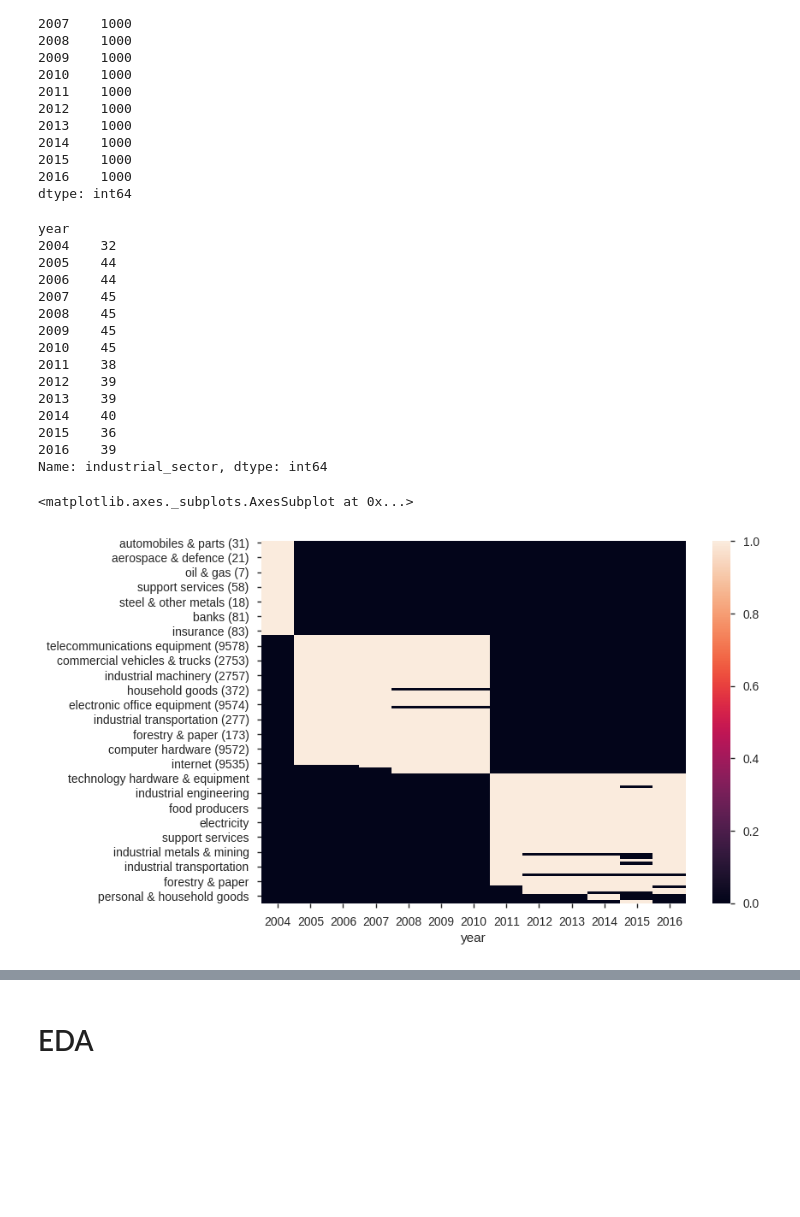
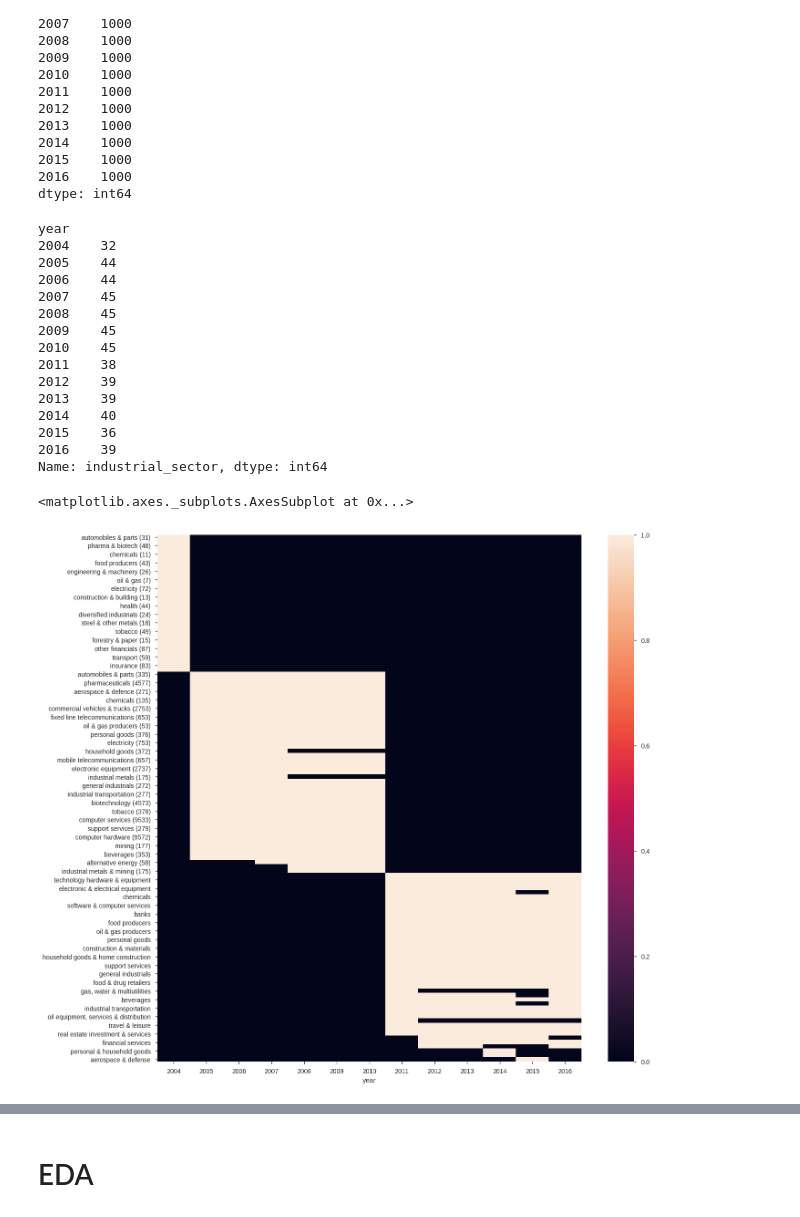
Before and after one commit to nestauk/rnd_eu, a Jupyter notebook: notebooks/00_alex_scoreboard_eda.ipynb, the cells around one changed output, grey strips where cells are left out. Drawn from its saved outputs; the diff is of its cells as text; code cells hidden in the pictures; blank space fills up the shorter version.

```diff
--- a/notebooks/00_alex_scoreboard_eda.ipynb
+++ b/notebooks/00_alex_scoreboard_eda.ipynb
@@ -4,7 +9,7 @@
 import pandas_profiling
 import seaborn as sns
 # %%
-df = pd.read_csv(f"{data_path}/raw/normalised_eu_indicators/eu_top_1000_2005_to_2017.csv")
+df = pd.read_csv(f"{data_path}/raw/normalised_eu_indicators/eu_top_1000_2005_to_2017.csv").assign(company=lambda x: x.company.str.strip())
 
 df.head()
 # %% [output]
@@ -65,31 +85,32 @@ dtype: int64
 # %%
 # Number of unique `industrial_sector` sectors by year
 display(dfg.industrial_sector.nunique())
 
 # Change in sector naming
+fig, ax = plt.subplots(figsize=(15, 15))
 display(dfg
         .industrial_sector
         .unique()
         .apply(lambda x: pd.Series(1, x))
         .fillna(0)
         .T
-        .pipe(sns.heatmap)
+        .pipe(sns.heatmap, ax=ax)
        )
 # %% [output]
 year
 2004    32
 2005    44
 2006    44
 2007    45
 2008    45
 2009    45
 2010    45
 2011    38
 2012    39
 2013    39
 2014    40
 2015    36
 2016    39
 Name: industrial_sector, dtype: int64
 <matplotlib.axes._subplots.AxesSubplot at 0x...>
-[figure, old version]
+[figure, new version]
```
Also changed, not shown: parts of 28 cells of this notebook, 1 other file.
